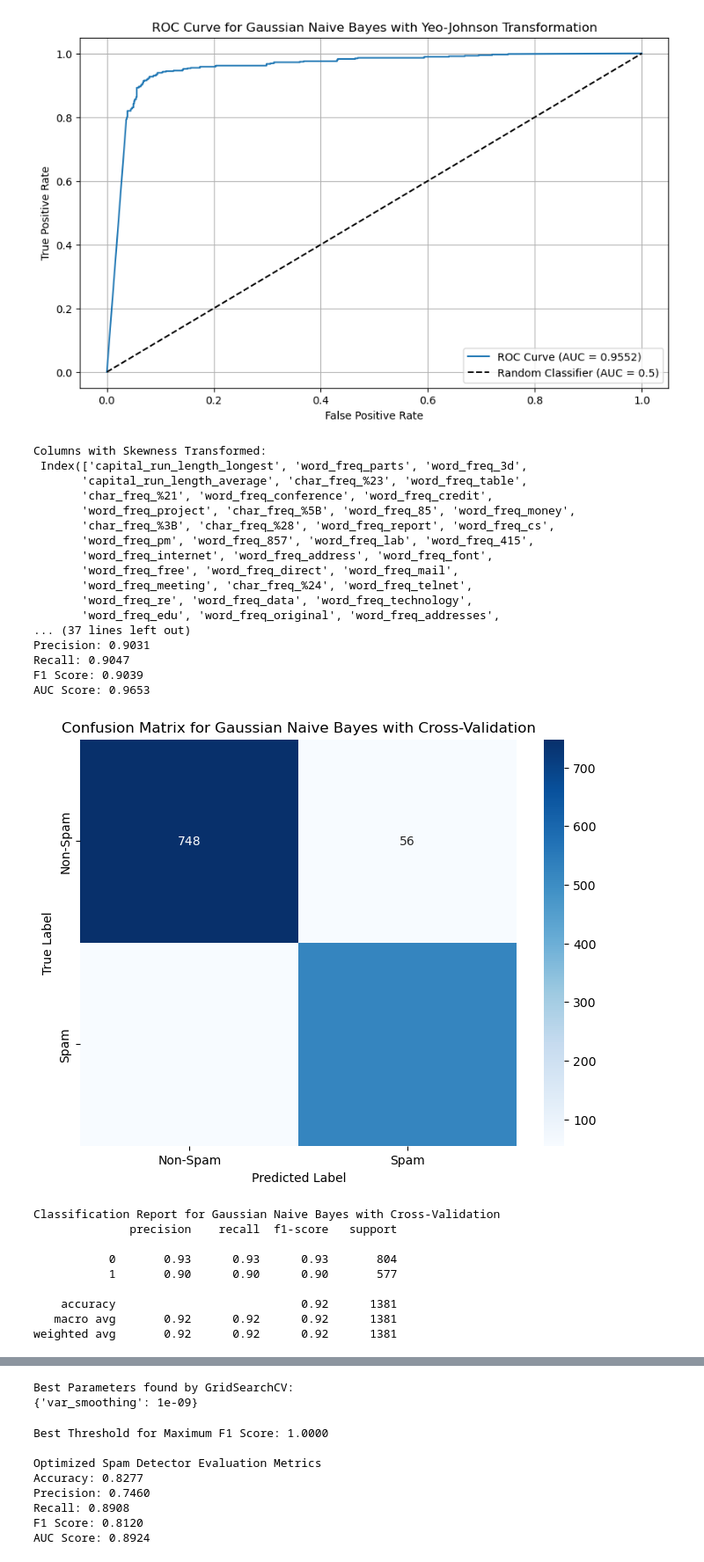
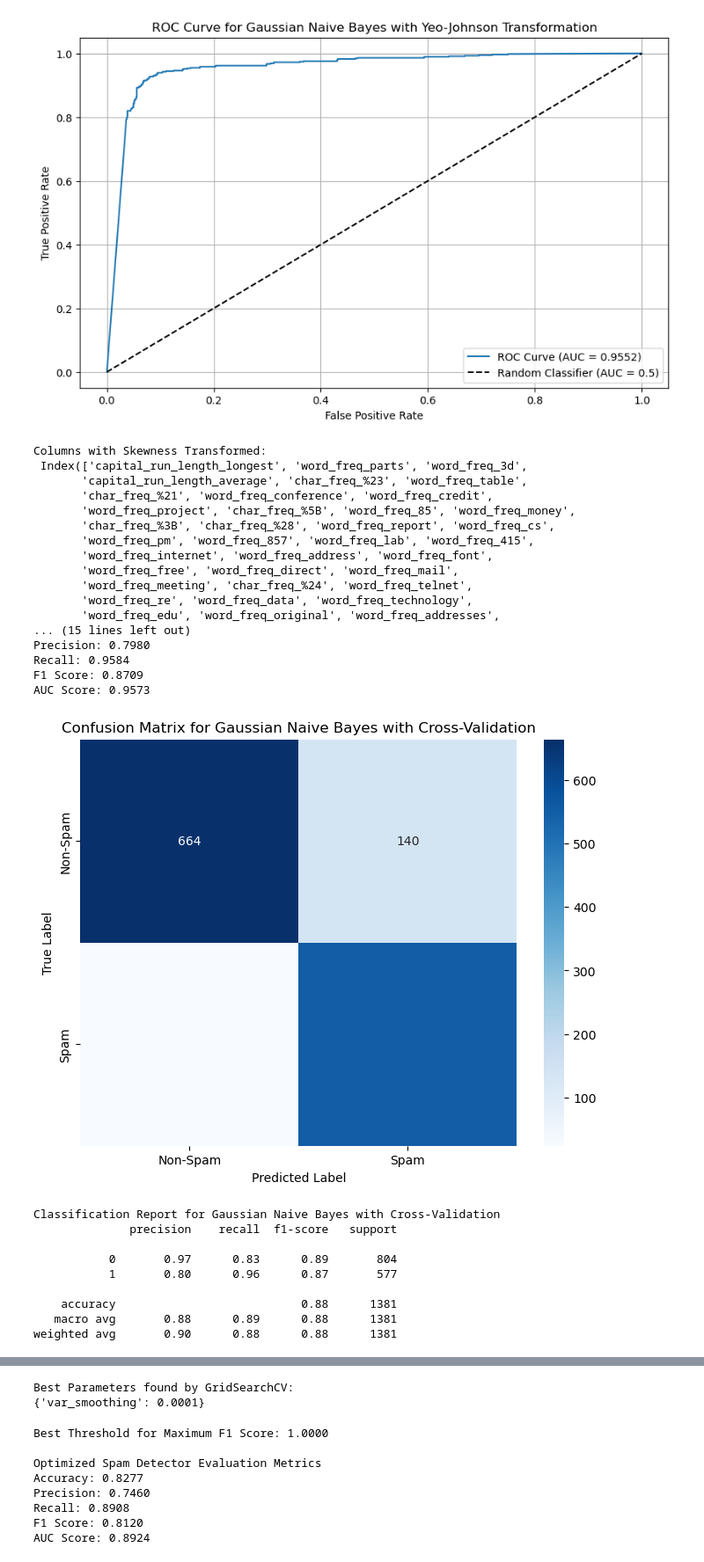
Before and after one commit to AyaCh21/Spam-Email, a Jupyter notebook: Test.ipynb, the cells around one changed output, grey strips where cells are left out. Shown at 88% size. Drawn from its saved outputs; the diff is of its cells as text; code cells hidden in the pictures.

```diff
--- a/Test.ipynb
+++ b/Test.ipynb
@@ -848,29 +862,10 @@ def skewed_feature_transformation(train_data, test_data, skew_threshold=1.0):
 X_train, X_test, skewed_columns = skewed_feature_transformation(X_train, X_test)
 print("\nColumns with Skewness Transformed:\n", skewed_columns)
 
-# Feature selection using SelectKBest
-def feature_selection(X, y, num_features=20):  # Select top 20 features
-    skb = SelectKBest(score_func=f_classif, k=num_features)
-    X_new = skb.fit_transform(X, y)
-
-    # Get feature names and their corresponding scores
-    feature_indices = skb.get_support(indices=True)
-    selected_features = X.columns[feature_indices]
-
-    print("\nTop Selected Features and their ANOVA F-scores:")
-    feature_scores = list(zip(selected_features, skb.scores_[feature_indices]))
-    for feature, score in sorted(feature_scores, key=lambda x: x[1], reverse=True):
-        print(f"{feature}: {score:.4f}")
-
-    return X[selected_features]
-
-selected_X_train = feature_selection(X_train, y_train)
-selected_X_test = X_test[selected_X_train.columns]
-
 # Apply robust scaling
 scaler = RobustScaler()
-X_train_scaled = scaler.fit_transform(selected_X_train)
-X_test_scaled = scaler.transform(selected_X_test)
+X_train_scaled = scaler.fit_transform(X_train)
+X_test_scaled = scaler.transform(X_test)
 
 # Hyperparameter tuning with cross-validation for Gaussian Naive Bayes
 param_grid = {'var_smoothing': [1e-9, 1e-8, 1e-7, 1e-6, 1e-5, 1e-4]}
@@ -903,45 +898,45 @@ plot_confusion_matrix(
 )
 
 # Print the classification report
 print_classification_report(
     y_test, y_pred_gnb,
     title="Classification Report for Gaussian Naive Bayes with Cross-Validation"
 )
 
 # Plot the ROC curve
 plot_roc_curve(
     y_test, y_prob_gnb, metrics_gnb_tuned['auc_score'],
     title="ROC Curve for Gaussian Naive Bayes with Cross-Validation"
 )
 
 # Display the best parameters found by GridSearchCV
 print("\nBest Parameters found by GridSearchCV:")
 print(grid_search.best_params_)
 # %% [output]
 Columns with Skewness Transformed:
  Index(['capital_run_length_longest', 'word_freq_parts', 'word_freq_3d',
        'capital_run_length_average', 'char_freq_%23', 'word_freq_table',
        'char_freq_%21', 'word_freq_conference', 'word_freq_credit',
        'word_freq_project', 'char_freq_%5B', 'word_freq_85', 'word_freq_money',
        'char_freq_%3B', 'char_freq_%28', 'word_freq_report', 'word_freq_cs',
        'word_freq_pm', 'word_freq_857', 'word_freq_lab', 'word_freq_415',
        'word_freq_internet', 'word_freq_address', 'word_freq_font',
        'word_freq_free', 'word_freq_direct', 'word_freq_mail',
        'word_freq_meeting', 'char_freq_%24', 'word_freq_telnet',
        'word_freq_re', 'word_freq_data', 'word_freq_technology',
        'word_freq_edu', 'word_freq_original', 'word_freq_addresses',
-... (37 lines left out)
-Precision: 0.9031
-Recall: 0.9047
-F1 Score: 0.9039
-AUC Score: 0.9653
+... (15 lines left out)
+Precision: 0.7980
+Recall: 0.9584
+F1 Score: 0.8709
+AUC Score: 0.9573
-[figure, old version]
+[figure, new version]
 Classification Report for Gaussian Naive Bayes with Cross-Validation
               precision    recall  f1-score   support
 
-           0       0.93      0.93      0.93       804
-           1       0.90      0.90      0.90       577
+           0       0.97      0.83      0.89       804
+           1       0.80      0.96      0.87       577
 
-    accuracy                           0.92      1381
-   macro avg       0.92      0.92      0.92      1381
-weighted avg       0.92      0.92      0.92      1381
+    accuracy                           0.88      1381
+   macro avg       0.88      0.89      0.88      1381
+weighted avg       0.90      0.88      0.88      1381
@@ -949,5 +944,5 @@ weighted avg       0.92      0.92      0.92      1381
 Best Parameters found by GridSearchCV:
-{'var_smoothing': 1e-09}
+{'var_smoothing': 0.0001}
 # %%
 #Further tuning the model :Threshold turning
 #maximize recall(true positive rate) and precision
```
Also changed, not shown: parts of 16 cells of this notebook.
